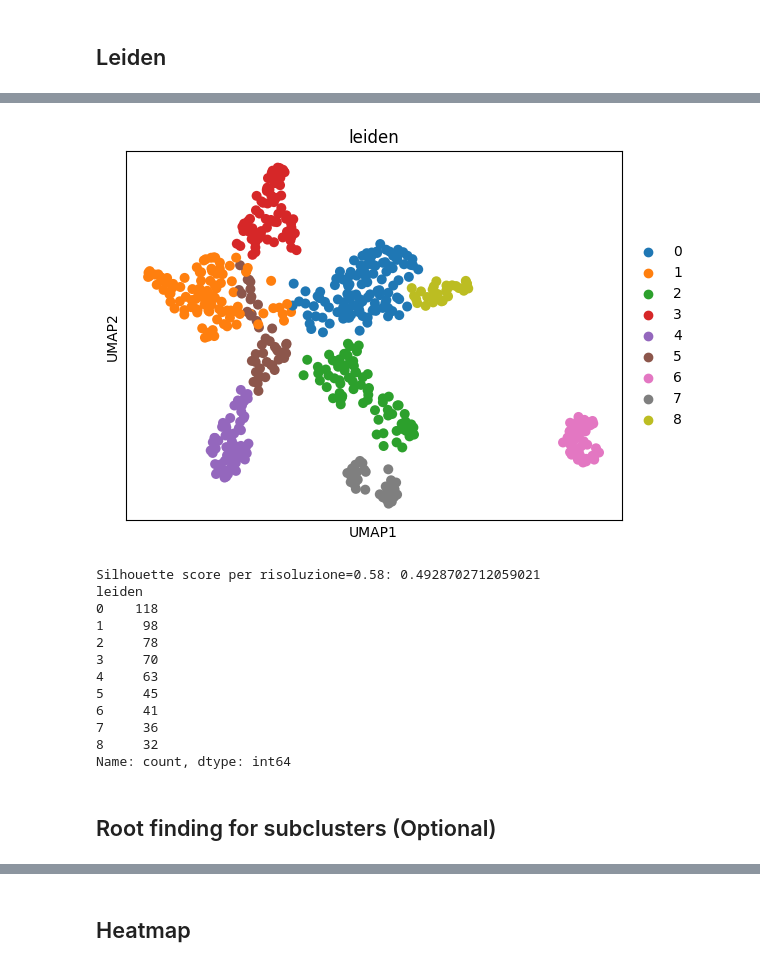
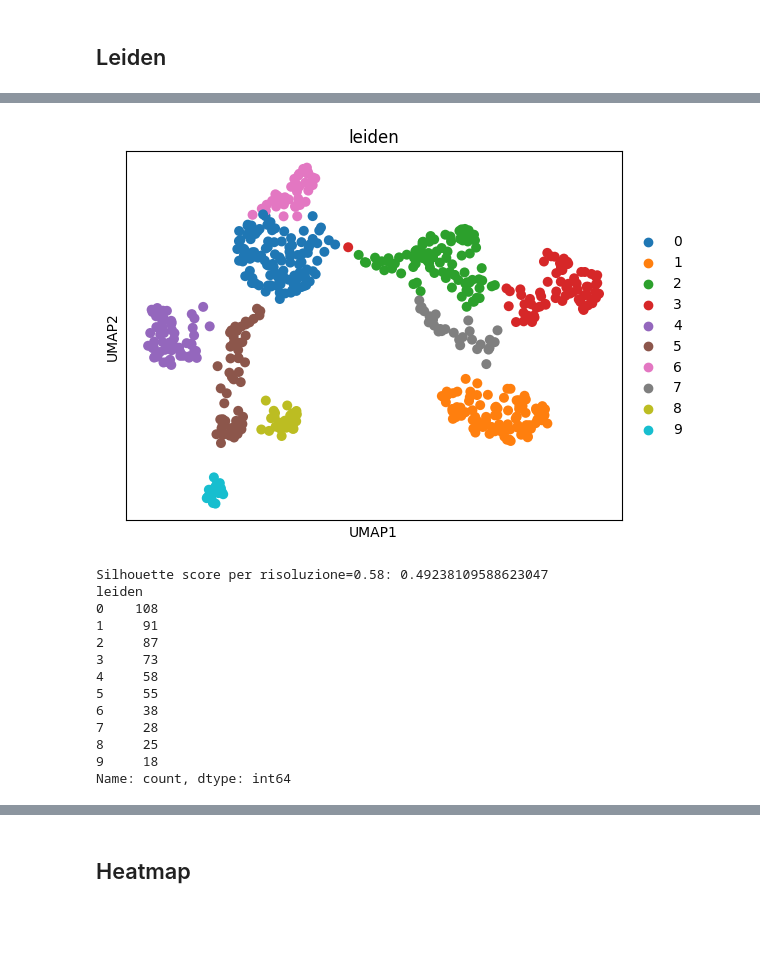
Before and after one commit to ateferos77/Butryllus_Brain_scRNAseq, a Jupyter notebook: Botryllus_dataset2_Base.ipynb, the cells around one changed output, grey strips where cells are left out. Saved outputs shown, nothing was run; the diff lists cells and outputs as text; code cells hidden in the pictures; blank space fills up the shorter version.

```diff
--- a/Botryllus_dataset2_Base.ipynb
+++ b/Botryllus_dataset2_Base.ipynb
@@ -326,17 +326,17 @@ sc.pl.pca_loadings(adata, components='1,2', show=False, include_lowest=False, n_
 # %% [markdown]
 For each cell, look at the first 6 PCA dimensions, and find the 25 most similar cells using cosine distance.
 # %%
-sc.pp.neighbors(adata, n_neighbors=25, n_pcs=6, random_state=0, metric='cosine')
+sc.pp.neighbors(adata, n_neighbors=25, n_pcs=5, random_state=0, metric='cosine')
 sc.tl.umap(adata)
 
 # Save UMAP coordinates
-adata.obsm['X_umap_cosine_6pcs'] = adata.obsm['X_umap'].copy()
+adata.obsm['X_umap_cosine_5pcs'] = adata.obsm['X_umap'].copy()
 
 # Save neighbor graph
-adata.uns['neighbors_cosine_6pcs'] = adata.uns['neighbors']
-adata.obsp['connectivities_cosine_6pcs'] = adata.obsp['connectivities'].copy()
-adata.obsp['distances_cosine_6pcs'] = adata.obsp['distances'].copy()
+adata.uns['neighbors_cosine_5pcs'] = adata.uns['neighbors']
+adata.obsp['connectivities_cosine_5pcs'] = adata.obsp['connectivities'].copy()
+adata.obsp['distances_cosine_5pcs'] = adata.obsp['distances'].copy()
 
 # Plot it
-sc.pl.embedding(adata, basis='X_umap_cosine_6pcs', color='n_genes', title='UMAP: Cosine, 6 PCs')
+sc.pl.embedding(adata, basis='X_umap_cosine_5pcs', color='n_genes', title='UMAP: Cosine, 5 PCs')
 # %% [output]
@@ -380,47 +412,47 @@ sc.pl.embedding(adata, basis='X_umap_euclidean_5pcs', color='n_genes', title='UM
 # %%
 # selected leiden resolution
 from sklearn.metrics import silhouette_score
 
 #chose the umap you want to use for clustering
-adata.obsm['X_umap'] = adata.obsm['X_umap_cosine_6pcs']
+adata.obsm['X_umap'] = adata.obsm['X_umap_cosine_5pcs']
 # adata.obsm['X_umap'] = adata.obsm['X_umap_euclidean_5pcs']
 
 # Define the resolution
 res = 0.58
 
 # Run Leiden clustering
 sc.tl.leiden(adata, resolution = res)
 
 # Plot UMAP with Leiden clusters
 sc.pl.umap(adata, color='leiden')
 
 # labels for leiden clusters
 labels = adata.obs['leiden']
 X = adata.obsm['X_umap']
 
 # Calculate silhouette score
 sil_score = silhouette_score(X, labels)
 print(f"Silhouette score per risoluzione={res}: {sil_score}")
 
 # Save the leiden clusters
-sc.tl.rank_genes_groups(adata, groupby='leiden', method='wilcoxon', tie_correct=True, pts=True, key_added='wilcoxon_leiden')
+sc.tl.rank_genes_groups(adata, groupby='leiden', method='wilcoxon', tie_correct=True, pts=True, key_added='wilcoxon_leiden_res0.58_cosine')
+
 # sc.pl.rank_genes_groups_heatmap(adata, n_genes=20, groupby='leiden', key='wilcoxon_leiden')
 
 cell_counts = adata.obs['leiden'].value_counts()
 print(cell_counts)
 # %% [output]
-[figure, old version]
+[figure, new version]
-Silhouette score per risoluzione=0.58: 0.4928702712059021
+Silhouette score per risoluzione=0.58: 0.49238109588623047
 leiden
-0    118
-1     98
-2     78
-3     70
-4     63
-5     45
-6     41
-7     36
-8     32
+0    108
+1     91
+2     87
+3     73
+4     58
+5     55
+6     38
+7     28
+8     25
+9     18
 Name: count, dtype: int64
-# %% [markdown]
-## Root finding for subclusters (Optional)
```
Also changed, not shown: parts of 7 cells of this notebook.
